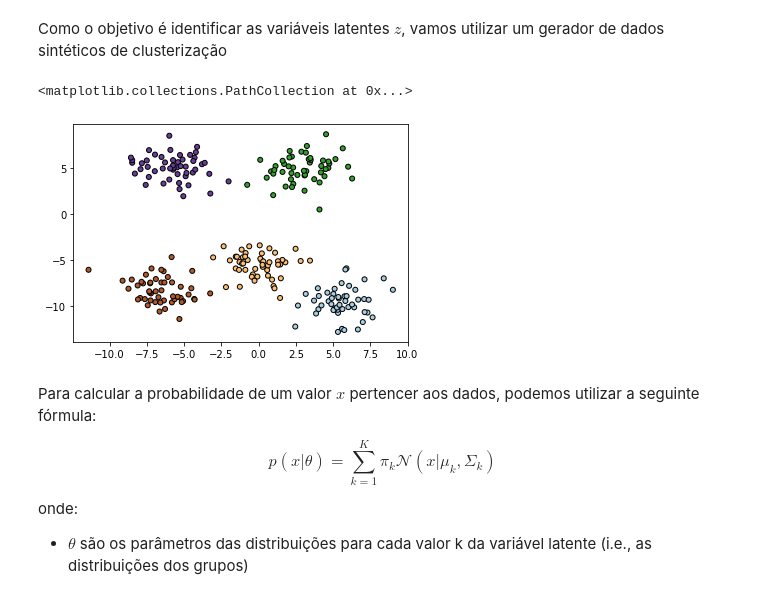
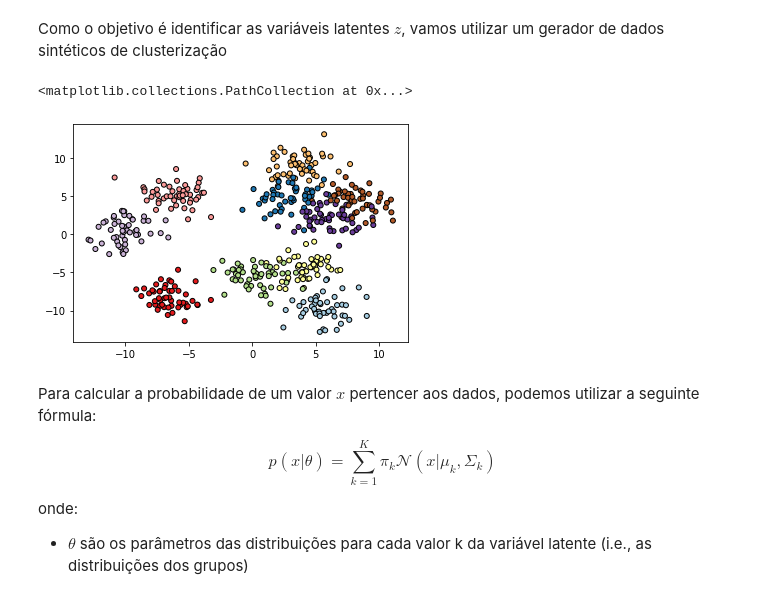
Before and after one commit to lucaspg96/probabilistic-ml, a Jupyter notebook: Expectation Maximization para Misturas Gaussianas.ipynb, the cells around one changed output. Drawn from its saved outputs; the diff is of its cells as text; code cells hidden in the pictures.

```diff
--- a/Expectation Maximization para Misturas Gaussianas.ipynb
+++ b/Expectation Maximization para Misturas Gaussianas.ipynb
@@ -12,15 +12,15 @@ from scipy.stats import multivariate_normal
 # %% [markdown]
 Como o objetivo é identificar as variáveis latentes $z$, vamos utilizar um gerador de dados sintéticos de clusterização
 # %%
-n_clusters = 5
+n_clusters = 10
 
 X, Y = X, y = make_blobs(n_samples=[50 for _ in range(n_clusters)], n_features=2,
                   random_state=10, cluster_std=1.5, shuffle=True)
 plt.scatter(X[:, 0], X[:, 1], marker='o', c=Y,
             s=25, edgecolor='k', cmap=plt.cm.Paired)
 # %% [output]
 <matplotlib.collections.PathCollection at 0x...>
-[figure, old version]
+[figure, new version]
 # %% [markdown]
 Para calcular a probabilidade de um valor $x$ pertencer aos dados, podemos utilizar a seguinte fórmula:
 
```
Also changed, not shown: parts of 4 cells of this notebook, 2 other files.
